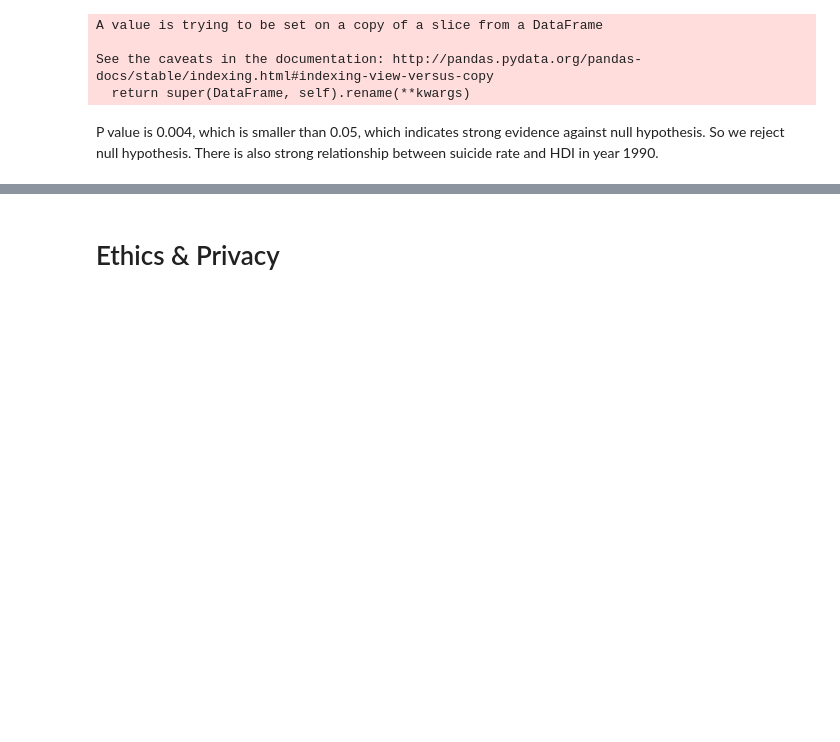
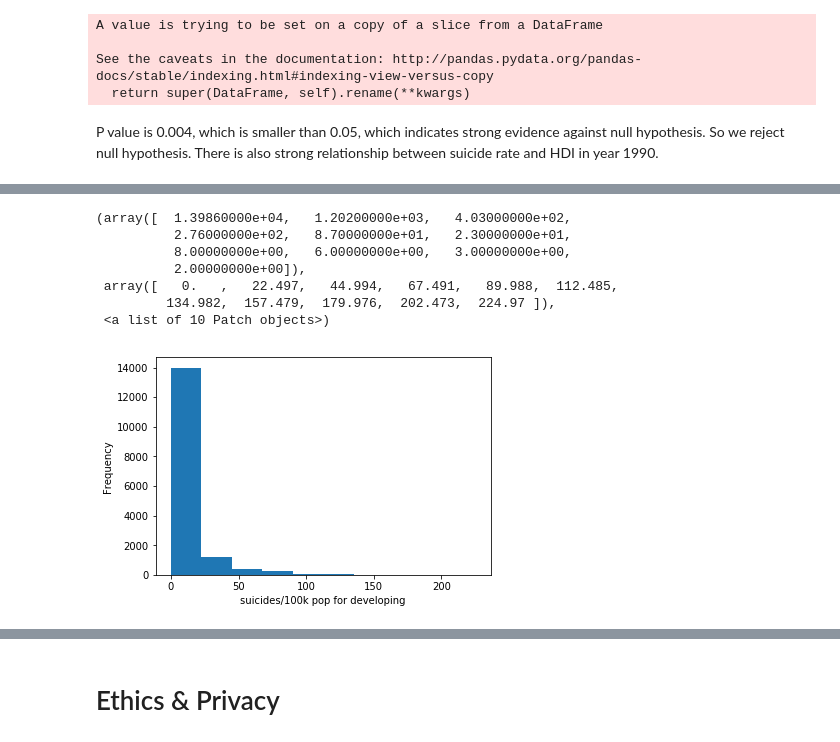
Before and after one commit to YuechenL/COGS108FinalProject, a Jupyter notebook: FinalProject.ipynb, the cells around one changed output, grey strips where cells are left out. Drawn from its saved outputs; the diff is of its cells as text; code cells hidden in the pictures; blank space fills up the shorter version.

```diff
--- a/FinalProject.ipynb
+++ b/FinalProject.ipynb
@@ -691,0 +753,13 @@ P value is 0.004, which is smaller than 0.05, which indicates strong evidence ag
+# %%
+plt.xlabel("suicides/100k pop for developing")
+plt.ylabel("Frequency")
+plt.hist(main_df[main_df['country classification']=='developing']['suicides/100k pop'])
+# %% [output]
+(array([  1.39860000e+04,   1.20200000e+03,   4.03000000e+02,
+          2.76000000e+02,   8.70000000e+01,   2.30000000e+01,
+          8.00000000e+00,   6.00000000e+00,   3.00000000e+00,
+          2.00000000e+00]),
+ array([   0.   ,   22.497,   44.994,   67.491,   89.988,  112.485,
+         134.982,  157.479,  179.976,  202.473,  224.97 ]),
+ <a list of 10 Patch objects>)
+[figure, added]
```
Also changed, not shown: parts of 25 cells of this notebook.
